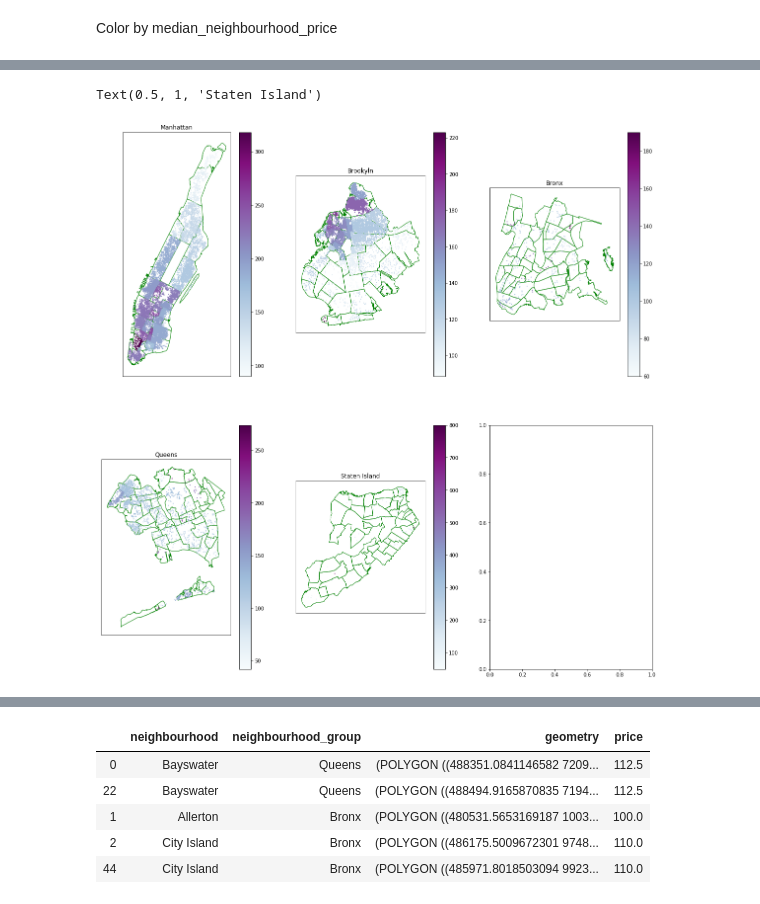
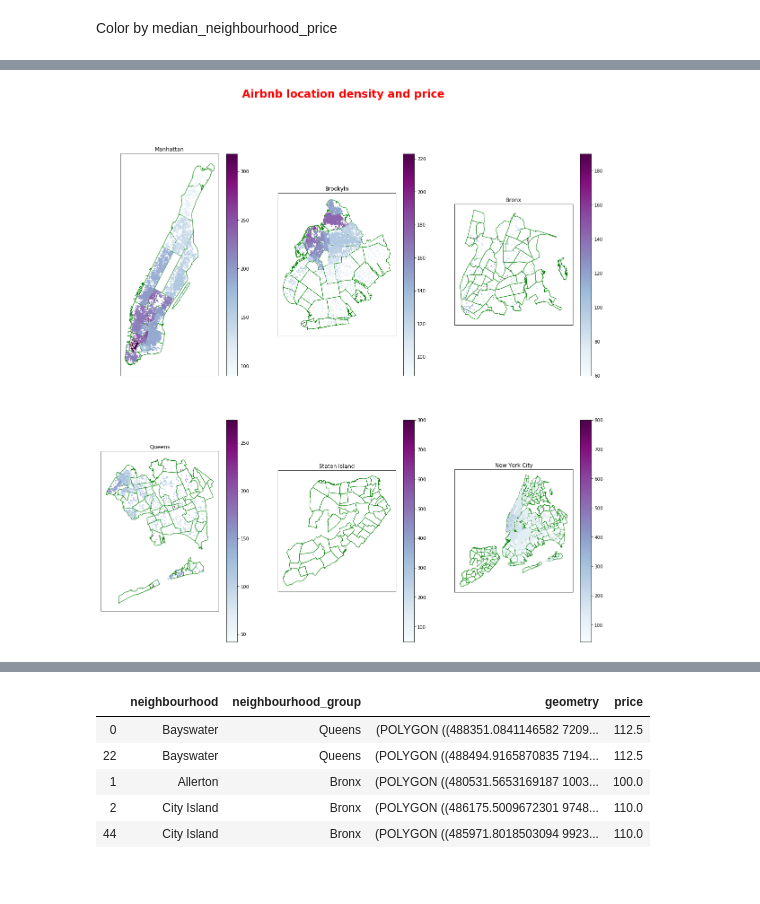
Before and after one commit to shravan-kuchkula/airbnb_nyc, a Jupyter notebook: notebooks/07_sk_price_distribution_five_boroughs.ipynb, the cells around one changed output, grey strips where cells are left out. Saved outputs shown, nothing was run; the diff lists cells and outputs as text; code cells hidden in the pictures.

Commit message:
Updated notebook with plots

```diff
--- a/notebooks/07_sk_price_distribution_five_boroughs.ipynb
+++ b/notebooks/07_sk_price_distribution_five_boroughs.ipynb
@@ -249,30 +247,21 @@ ax_mht = plot_borough("Manhattan")
-# %%
-def plot_borough(borough_name, ax):
-    ax = nbhoods_crs[nbhoods_crs.neighbourhood_group == borough_name].plot(ax=ax, figsize=(8,8),
-                                                                   color='white',
-                                                                   edgecolor='green')
-    ax = median_price_df[median_price_df.neighbourhood_group == borough_name].plot(ax=ax,
-                                                                               markersize=1,
-                                                                               legend=True,
-                                                                               column='median_neighbourhood_price',
-                                                                               cmap='BuPu')
-
-    ax.axes.get_xaxis().set_visible(False)
-    ax.axes.get_yaxis().set_visible(False)
-    return ax
 # %%
 fig, axes = plt.subplots(2, 3)
 fig.set_size_inches(20, 20)
 axes[0,0] = plot_borough("Manhattan", axes[0,0])
 axes[0,0].set_title("Manhattan")
 axes[0,1] = plot_borough("Brooklyn", axes[0,1])
 axes[0,1].set_title("Brookyln")
 axes[0,2] = plot_borough("Bronx", axes[0,2])
 axes[0,2].set_title("Bronx")
 axes[1,0] = plot_borough("Queens", axes[1,0])
 axes[1,0].set_title("Queens")
 axes[1,1] = plot_borough("Staten Island", axes[1,1])
 axes[1,1].set_title("Staten Island")
+axes[1,2] = plot_borough("all", axes[1,2])
+axes[1,2].set_title("New York City")
+
+plt.suptitle("Airbnb location density and price",
+             fontsize=24, fontweight='bold', color='red')
+plt.show()
 # %% [output]
-Text(0.5, 1, 'Staten Island')
-[figure, old version]
+[figure, new version]
```
Also changed, not shown: parts of 14 cells of this notebook.
